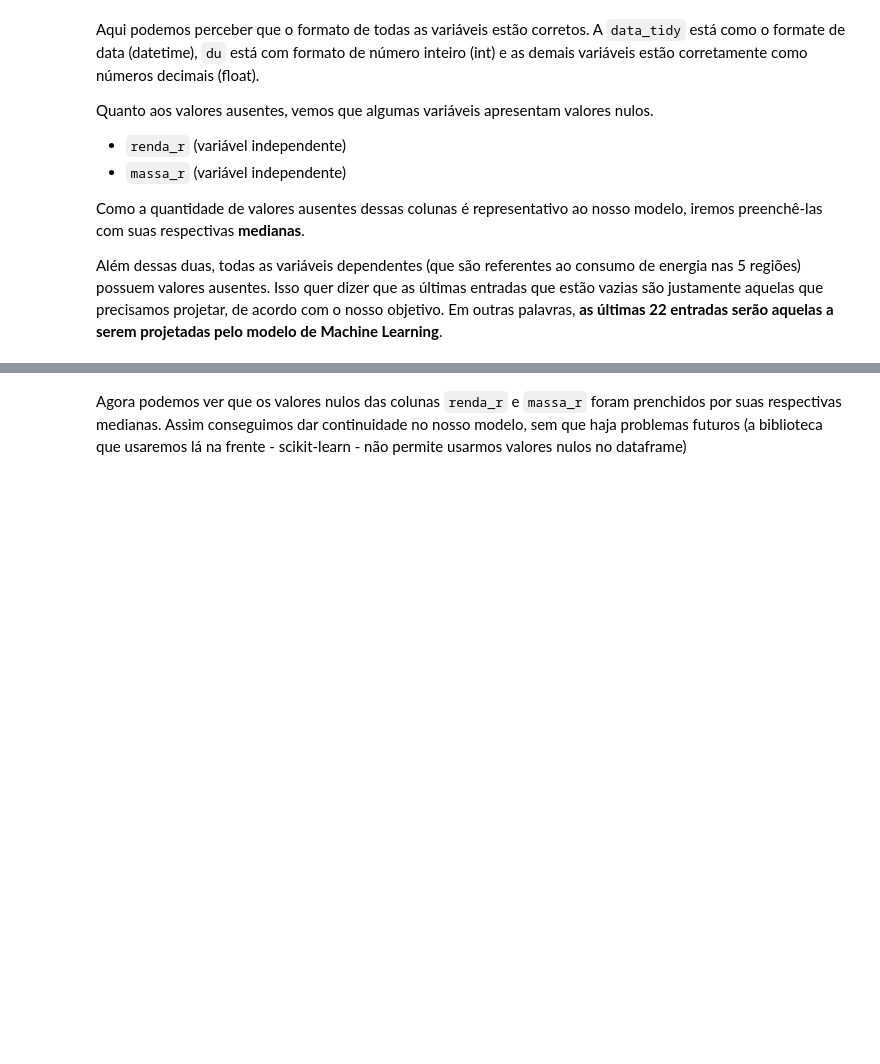
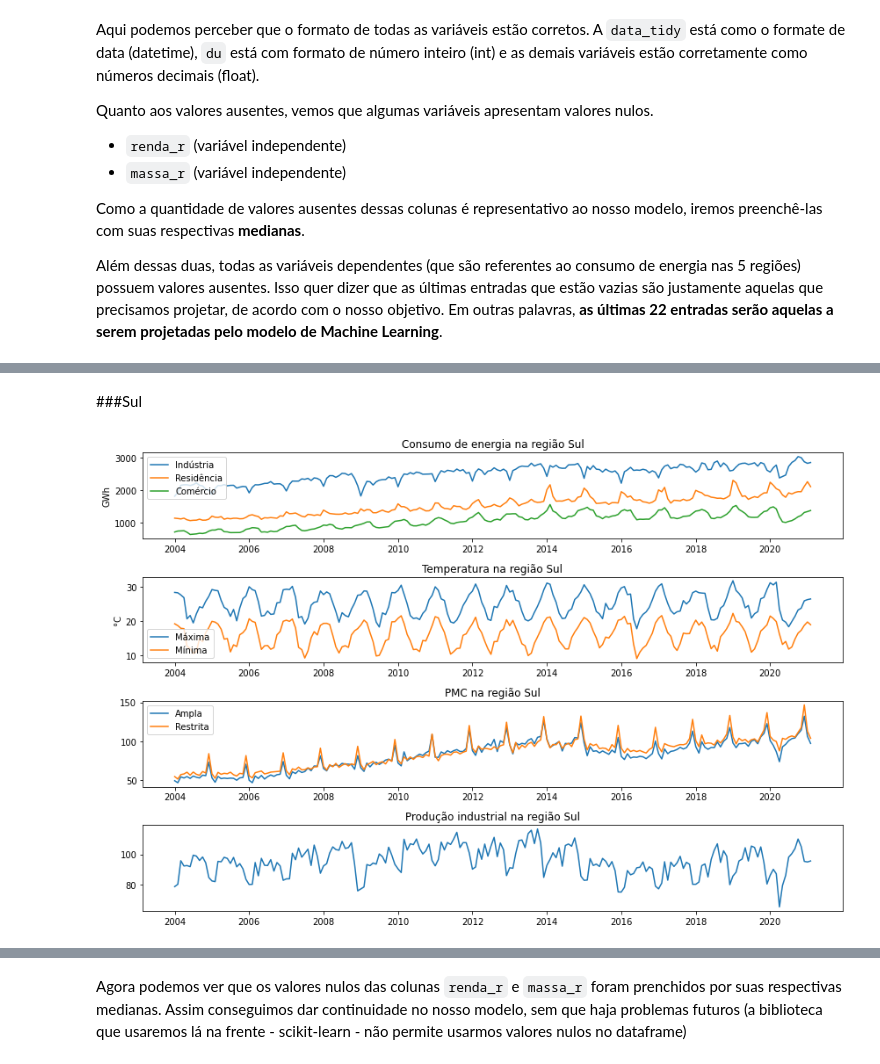
Before and after one commit to lucas-tebet/4intelligence, a Jupyter notebook: 4intelligence.ipynb, the cells around one changed output, grey strips where cells are left out. Cells and saved outputs as stored; diff of their text form; code cells hidden in the pictures; blank space fills up the shorter version.

```diff
--- a/4intelligence.ipynb
+++ b/4intelligence.ipynb
@@ -126,0 +177,6 @@ Além dessas duas, todas as variáveis dependentes (que são referentes ao consu
+# %% [markdown]
+###Sul
+# %%
+plotar_graficos('Sul', 's')
+# %% [output]
+[figure, added]
```
Also changed, not shown: parts of 40 cells of this notebook.
